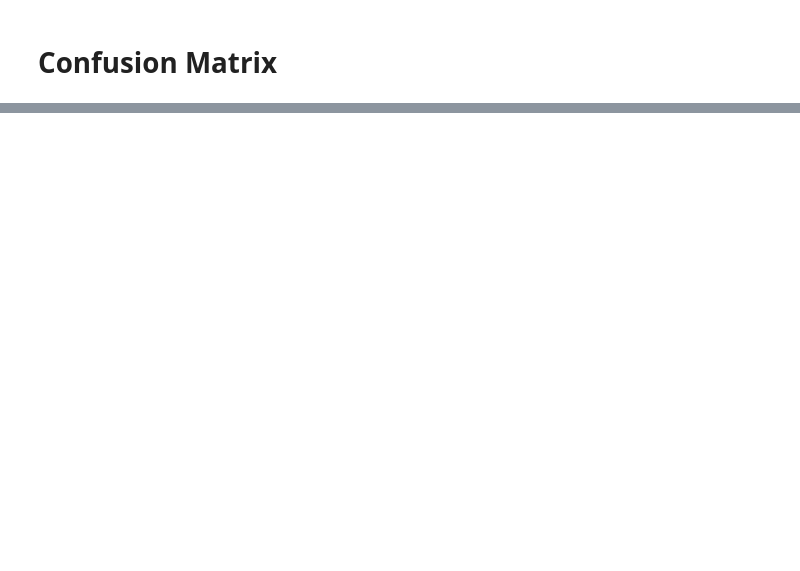
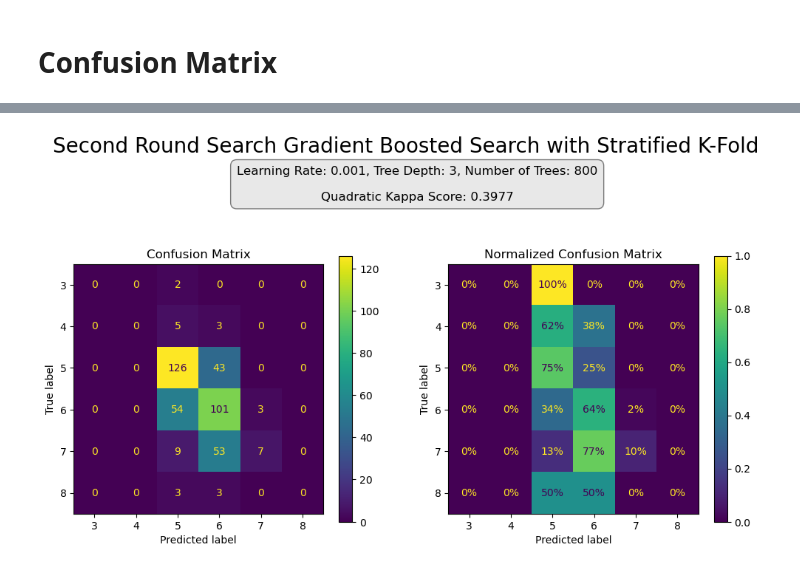
Before and after one commit to Nicholas-Simpson/Project-4, a Jupyter notebook: grad_boost_classifier_stratify.ipynb, the cells around one changed output, grey strips where cells are left out. Drawn from its saved outputs; the diff is of its cells as text; code cells hidden in the pictures; blank space fills up the shorter version.

Commit message:
included stratified k-fold code with png confusion matrix -mrn

```diff
--- a/grad_boost_classifier_stratify.ipynb
+++ b/grad_boost_classifier_stratify.ipynb
@@ -368,3 +574,39 @@ print("--------------------------------------------------------")
+# %%
+# Create the figure and gridspec
+fig = plt.figure(figsize = (12,6))
+grid_spec = GridSpec(2, 2, figure=fig, width_ratios = [3,3], height_ratios=[1, 6])
+
+# Model specs subplot
+model_specs =  f"Learning Rate: {best_gb_2.learning_rate}, Tree Depth: {best_gb_2.max_depth}, Number of Trees: {best_gb_2.n_estimators}\n\nQuadratic Kappa Score: {kappa_2:.4f}"
+upper_ax = fig.add_subplot(grid_spec[0, :])
+
+# plt.upper_ax_adjust(hspace = 0.5)
+upper_text = upper_ax.text(0.5, 0.55, model_specs, ha='center', fontsize=12,
+                           bbox=dict(facecolor='lightgray', alpha=0.5, boxstyle='round,pad=0.5'))
+upper_ax.axis('off')
+
+# Confusion Matrix Subplot
+conf_matrix_display = ConfusionMatrixDisplay.from_predictions(y_val, y_pred_2, ax=fig.add_subplot(grid_spec[1, 0]))
+conf_matrix_display.ax_.set_title("Confusion Matrix")
+
+# Normalized Confusion Matrix Subplot
+normalized_conf_matrix_display = ConfusionMatrixDisplay.from_predictions(y_val, y_pred_2,
+                                                                         normalize='true',
+                                                                         values_format='.0%',
+                                                                         ax=fig.add_subplot(grid_spec[1, 1]))
+normalized_conf_matrix_display.ax_.set_title("Normalized Confusion Matrix")
+
+
+# Adjust Layout
+plt.tight_layout
+plt.suptitle("Second Round Search Gradient Boosted Search with Stratified K-Fold", fontsize=20)
+
+# Save and show the figure
+output_filename = f"{gb_output_path}/gb_2nd_model_kappa={kappa_2:.4f}_skf_confusion_matrix.png"
+plt.savefig(output_filename)
+plt.show()
+# %% [output]
+[figure, added]
 # %%
 # Create the figure and gridspec
 fig = plt.figure(figsize = (12,6))
```
Also changed, not shown: parts of 15 cells of this notebook, 5 other files.
